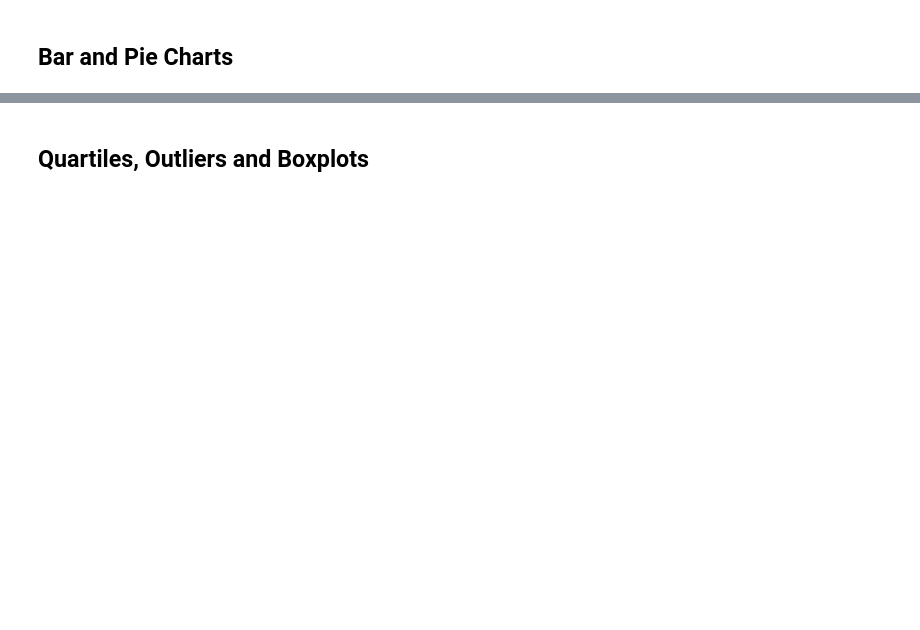
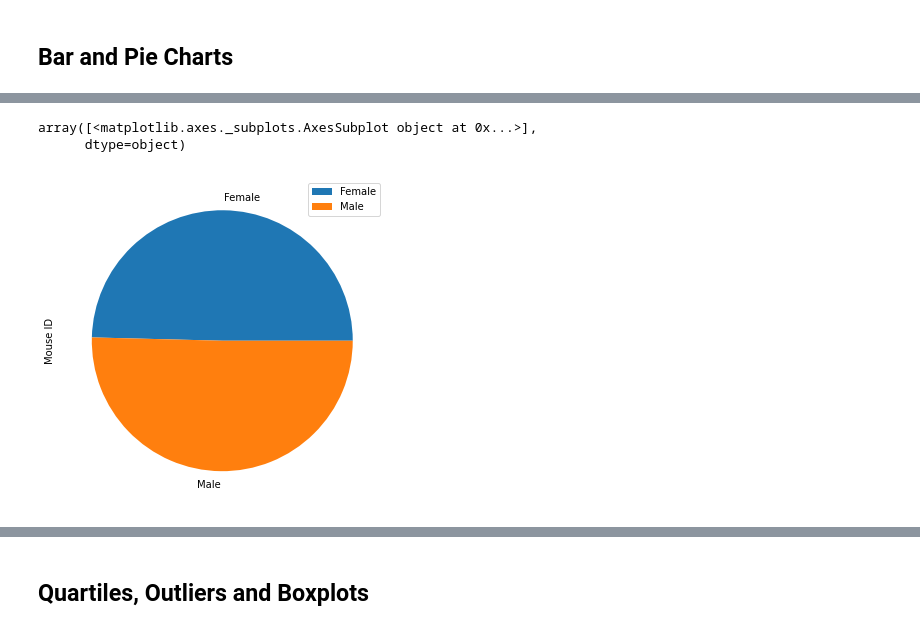
Before and after one commit to Crazyspaceman-hd/DrugRegimen, a Jupyter notebook: pymaceuticals_starter.ipynb, the cells around one changed output, grey strips where cells are left out. Saved outputs shown, nothing was run; the diff lists cells and outputs as text; code cells hidden in the pictures; blank space fills up the shorter version.

```diff
--- a/pymaceuticals_starter.ipynb
+++ b/pymaceuticals_starter.ipynb
@@ -162,4 +189,10 @@ clean_mouse_study.agg({'Tumor Volume (mm3)': ['mean' , 'median', 'var', 'std', '
 # %%
 # Generate a pie plot showing the distribution of female versus male mice using pandas
+m_v_f = clean_mouse_study.groupby('Sex').agg({'Mouse ID': 'nunique'})
+m_v_f.plot(kind="pie", subplots=True, figsize=(6,6))
+# %% [output]
+array([<matplotlib.axes._subplots.AxesSubplot object at 0x...>],
+      dtype=object)
+[figure, added]
 # %%
 # Generate a pie plot showing the distribution of female versus male mice using pyplot
```
Also changed, not shown: parts of 10 cells of this notebook.
